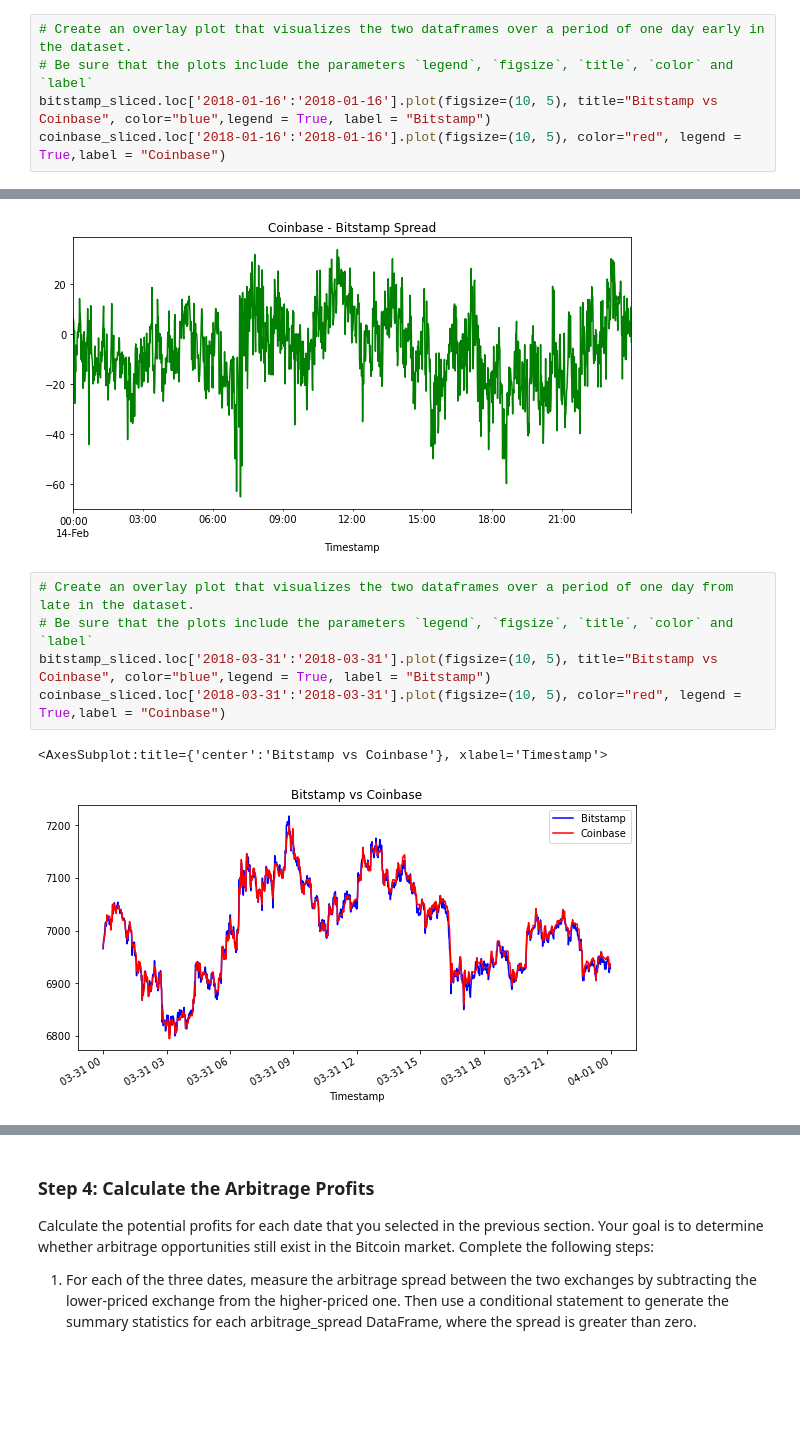
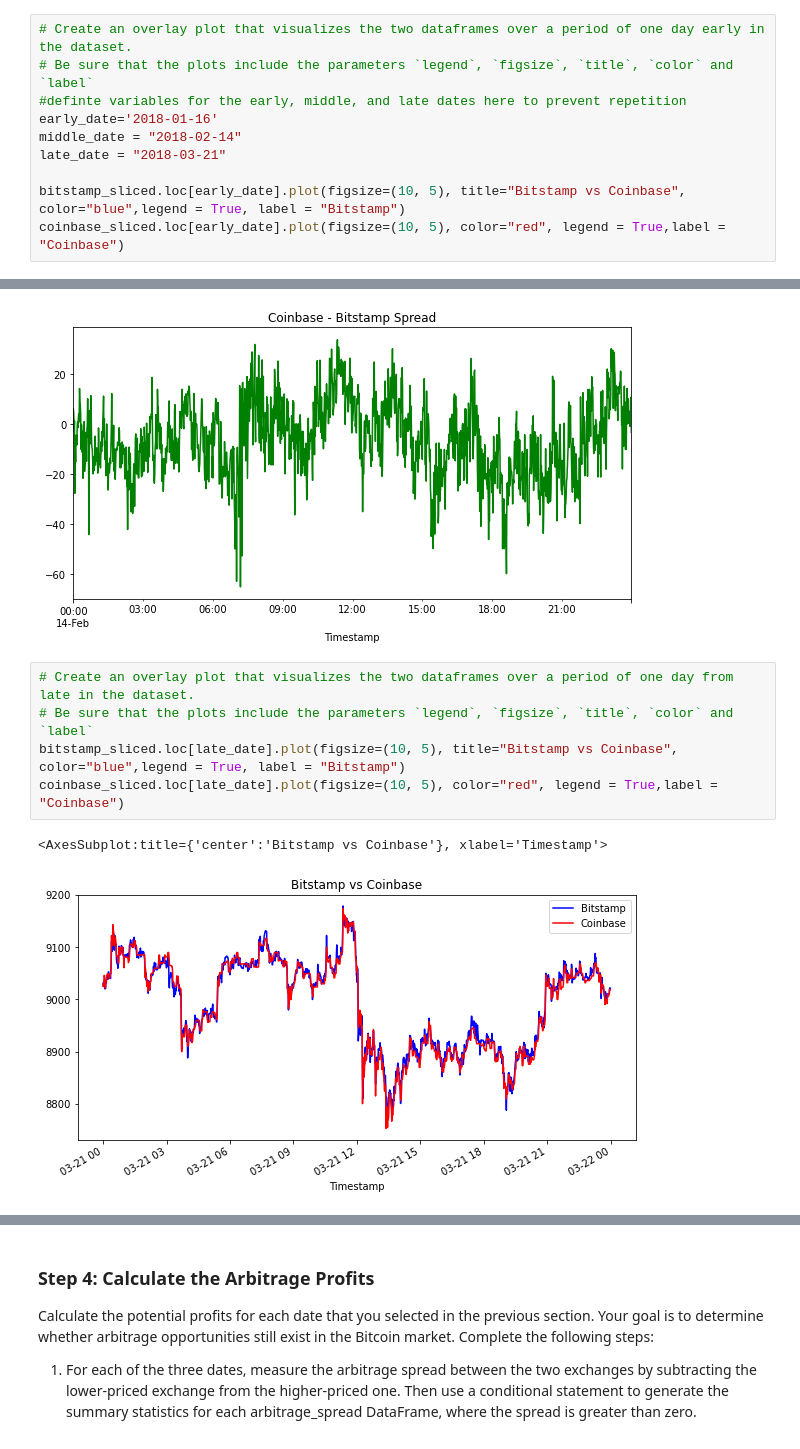
Before and after one commit to LZhou1688/challenge_three, a Jupyter notebook: crypto_arbitrage.ipynb, the cells around one changed output, grey strips where cells are left out. Cells and saved outputs as stored; diff of their text form; blank space fills up the shorter version.

```diff
--- a/crypto_arbitrage.ipynb
+++ b/crypto_arbitrage.ipynb
@@ -339,8 +356,13 @@ Focus your analysis on specific dates by completing the following steps:
 # %%
 # Create an overlay plot that visualizes the two dataframes over a period of one day early in the dataset.
 # Be sure that the plots include the parameters `legend`, `figsize`, `title`, `color` and `label`
-bitstamp_sliced.loc['2018-01-16':'2018-01-16'].plot(figsize=(10, 5), title="Bitstamp vs Coinbase", color="blue",legend = True, label = "Bitstamp")
-coinbase_sliced.loc['2018-01-16':'2018-01-16'].plot(figsize=(10, 5), color="red", legend = True,label = "Coinbase")
+#definte variables for the early, middle, and late dates here to prevent repetition
+early_date='2018-01-16'
+middle_date = "2018-02-14"
+late_date = "2018-03-21"
+
+bitstamp_sliced.loc[early_date].plot(figsize=(10, 5), title="Bitstamp vs Coinbase", color="blue",legend = True, label = "Bitstamp")
+coinbase_sliced.loc[early_date].plot(figsize=(10, 5), color="red", legend = True,label = "Coinbase")
 # %% [output]
 <AxesSubplot:title={'center':'Bitstamp vs Coinbase'}, xlabel='Timestamp'>
 [figure]
@@ -401,11 +423,11 @@ arbitrage_spread_middle.plot(figsize=(10, 5), title="Coinbase - Bitstamp Spread"
 # %%
 # Create an overlay plot that visualizes the two dataframes over a period of one day from late in the dataset.
 # Be sure that the plots include the parameters `legend`, `figsize`, `title`, `color` and `label`
-bitstamp_sliced.loc['2018-03-31':'2018-03-31'].plot(figsize=(10, 5), title="Bitstamp vs Coinbase", color="blue",legend = True, label = "Bitstamp")
-coinbase_sliced.loc['2018-03-31':'2018-03-31'].plot(figsize=(10, 5), color="red", legend = True,label = "Coinbase")
+bitstamp_sliced.loc[late_date].plot(figsize=(10, 5), title="Bitstamp vs Coinbase", color="blue",legend = True, label = "Bitstamp")
+coinbase_sliced.loc[late_date].plot(figsize=(10, 5), color="red", legend = True,label = "Coinbase")
 # %% [output]
 <AxesSubplot:title={'center':'Bitstamp vs Coinbase'}, xlabel='Timestamp'>
-[figure, old version]
+[figure, new version]
 # %%
 # Using the date from the late that you have selected, calculate the arbitrage spread
 # by subtracting the bitstamp lower closing prices from the coinbase higher closing prices
```
Also changed, not shown: parts of 20 cells of this notebook, 1 other file.
